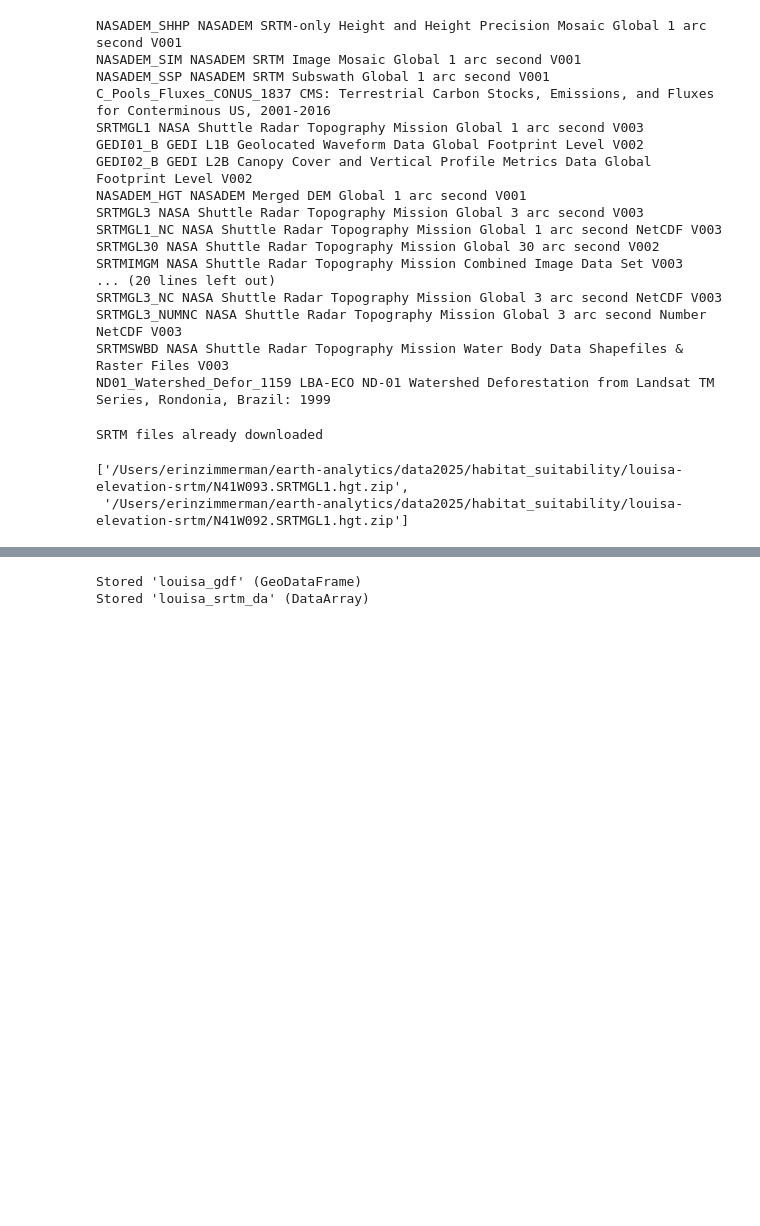
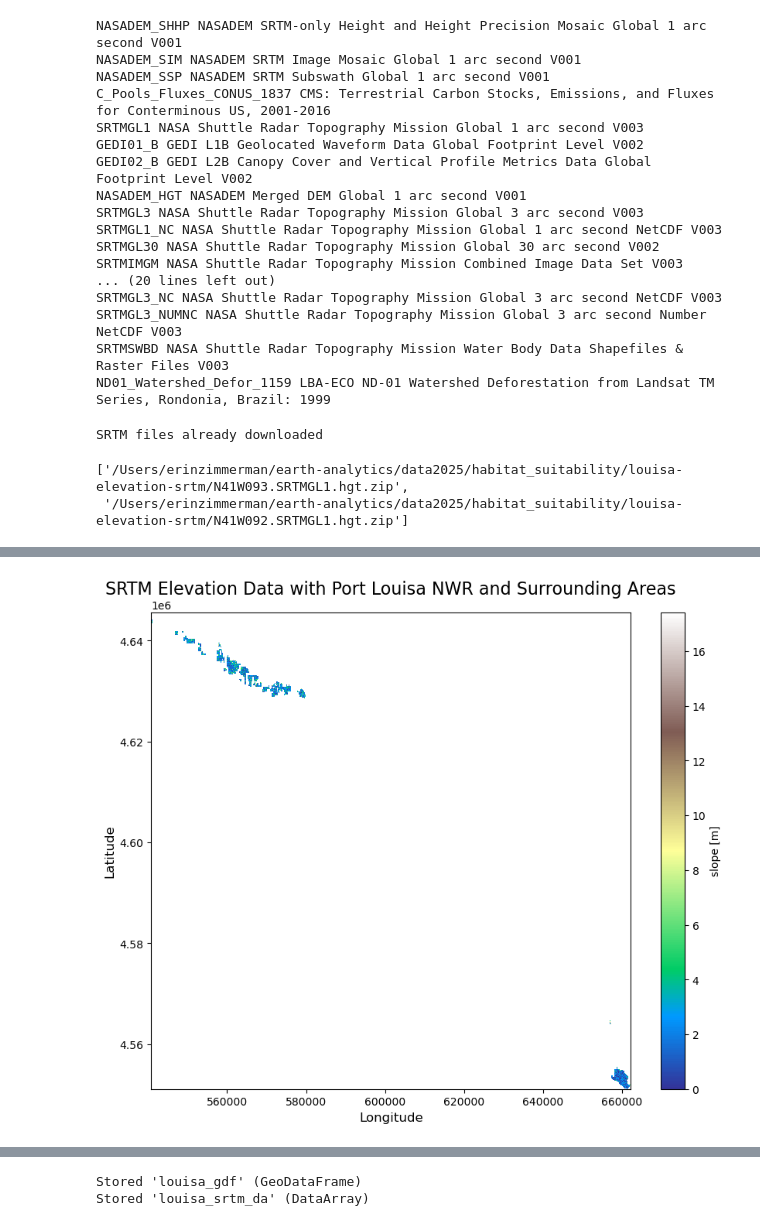
Before and after one commit to earthlab-education/habitat-suitability-ZimmZone, a Jupyter notebook: 03.5_louisa_soil_sata_suitability.ipynb, the cells around one changed output, grey strips where cells are left out. Drawn from its saved outputs; the diff is of its cells as text; code cells hidden in the pictures; blank space fills up the shorter version.

```diff
--- a/03.5_louisa_soil_sata_suitability.ipynb
+++ b/03.5_louisa_soil_sata_suitability.ipynb
@@ -386,0 +393,29 @@ plt.show()
+# %%
+# Reproject and calculate slope
+# Find the UTM zone using https://mangomap.com/robertyoung/maps/69585/what-utm-zone-am-i-in-#
+# louisa's is in UTM 15
+utm15_epsg = 32615
+louisa_srtm_project_da = louisa_srtm_da.rio.reproject(32615)
+louisa_proj_gdf = louisa_gdf.to_crs(utm15_epsg)
+
+# Calculate slope
+louisa_slope_full_da = xrspatial.slope(louisa_srtm_project_da)
+
+# Clip the slope data by the louisa boundaries
+louisa_slope_da = louisa_slope_full_da.rio.clip(louisa_proj_gdf.geometry)
+
+# Create a figure and axes to ensure consistent plotting
+fig, ax = plt.subplots(figsize=(10, 8))
+
+# Plot the slope data
+louisa_slope_da.plot(ax=ax, cmap='terrain')
+
+# Add a title and labels after plotting
+ax.set_title('SRTM Elevation Data with Port Louisa NWR and Surrounding Areas', fontsize=16)
+ax.set_xlabel('Longitude', fontsize=12)
+ax.set_ylabel('Latitude', fontsize=12)
+
+# Show the plot
+plt.show()
+# %% [output]
+[figure, added]
```
Also changed, not shown: parts of 6 cells of this notebook, 6 other files.
